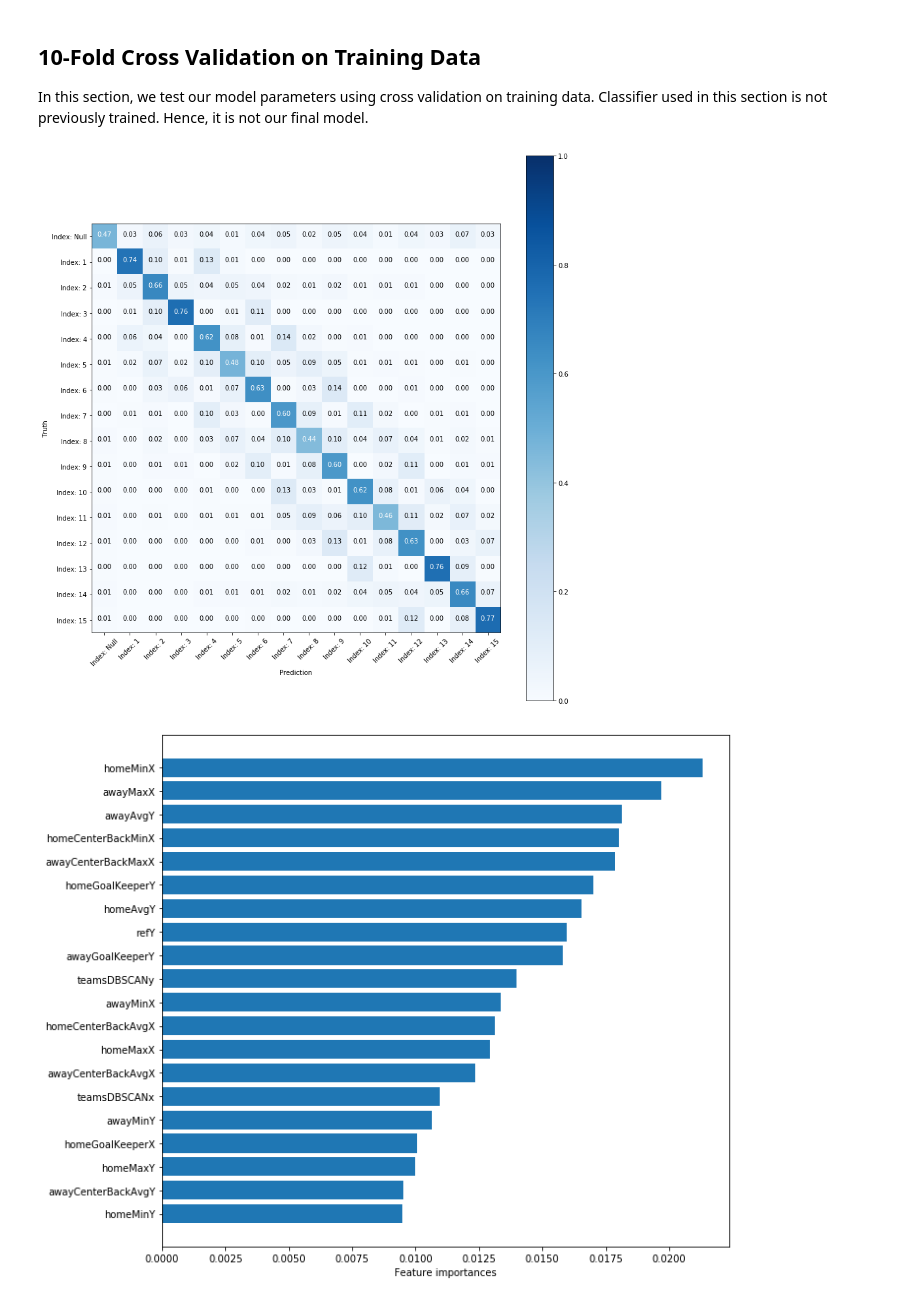
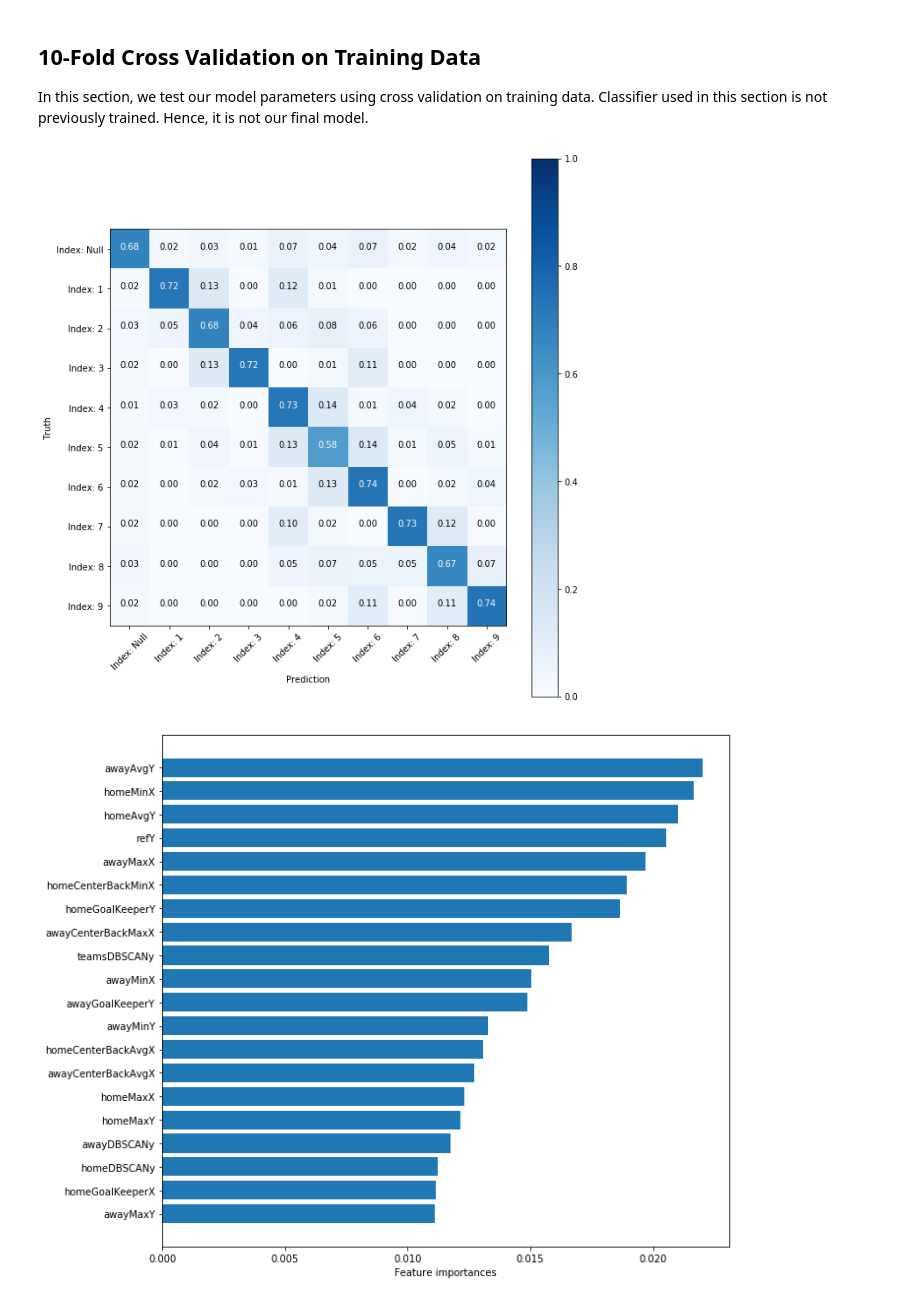
Before and after one commit to anaramirli/predict-soccer-ball-location, a Jupyter notebook: src/classifier-testing.ipynb, the cells around one changed output. Cells and saved outputs as stored; diff of their text form; code cells hidden in the pictures.

```diff
--- a/src/classifier-testing.ipynb
+++ b/src/classifier-testing.ipynb
@@ -34,7 +34,7 @@ def describe_dataset(y_val):
     for key, val in sorted(Counter(y_val).items()):
         print('{}\t: {}'.format(int(key), val))
 # %%
-train_data = pd.read_csv('../data/general/train/all_train_2.csv')
+train_data = pd.read_csv('../data/general/train/all_train_3.csv')
 # %% [markdown]
 ## Labale and Columns Names
 # %%
@@ -114,10 +108,10 @@ if Counter(train_data['pitch_index']).most_common(2)[0][0]==0:
         count=0
         thserhlod_value=0
         for key, val in sorted(Counter(train_data['pitch_index']).items()):
-                if key!=0 and key!=1 and key!=3 and key!=13 and key!=15:
+                if key!=0 and key!=1 and key!=3 and key!=7 and key!=9:
                     thserhlod_value+=val
                     count+=1
-        thserhlod_value= thserhlod_value//(count)
+        thserhlod_value= thserhlod_value//(count-1)
 
         # Get indices of zero_indices samples
         zero_indices = train_data[train_data['pitch_index'] == 0].index
@@ -274,22 +256,22 @@ In this section, we test our model parameters using cross validation on training
 # %%
 x_train = train_data.values[:, 0:-1]
 y_train = train_data.values[:, -1]
 
 clf = RandomForestClassifier(
     n_estimators=128,
     criterion='gini',
-    min_samples_split=12,
+    min_samples_split=13,
     max_features='sqrt',
     class_weight='balanced_subsample'
 )
 cm, fi = random_forest_cv(
     clf,
     x_train,
     y_train,
     feature_names,
     classes=classes,
     k=10
 )
 # %% [output]
-[figure, old version]
+[figure, new version]
-[figure, old version]
+[figure, new version]
```
Also changed, not shown: parts of 5 cells of this notebook, 5 other files.
